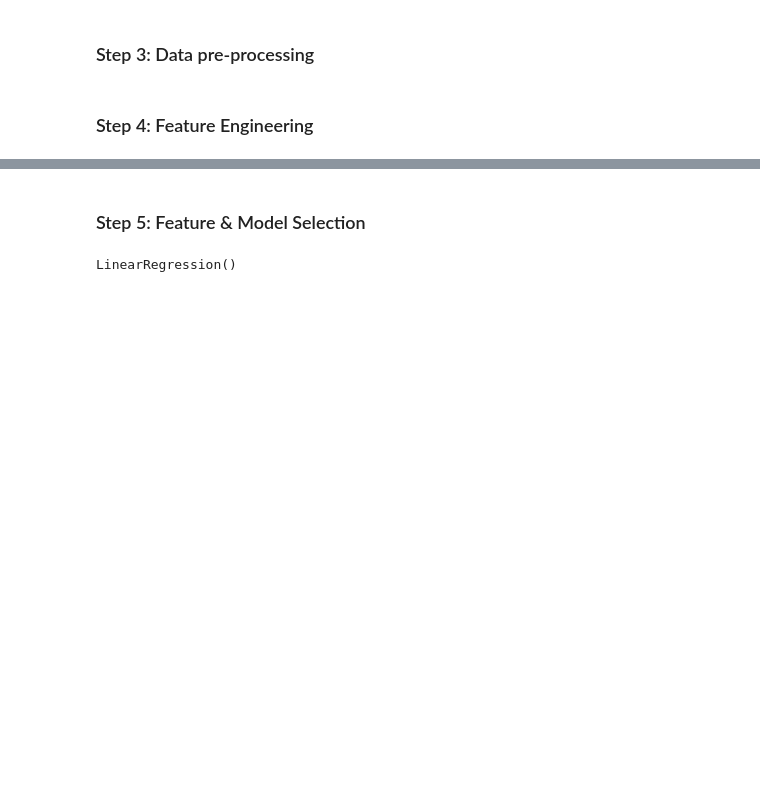
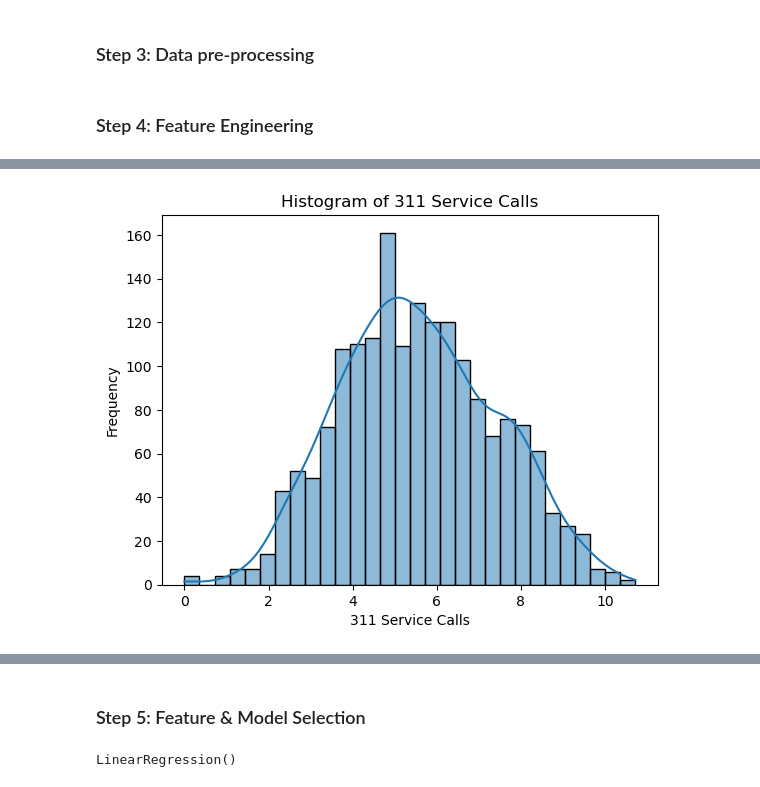
Before and after one commit to mjohnsonsea/dc_rats_311, a Jupyter notebook: DC_Rats_Impact.ipynb, the cells around one changed output, grey strips where cells are left out. Cells and saved outputs as stored; diff of their text form; code cells hidden in the pictures; blank space fills up the shorter version.

```diff
--- a/DC_Rats_Impact.ipynb
+++ b/DC_Rats_Impact.ipynb
@@ -216,4 +233,9 @@ plt.show()
 # %% [markdown]
 ### Step 4: Feature Engineering
 # %%
-# N/A
+# Service Call Transformations
+df_train['SERVICECALLCOUNT_sqrt'] = df_train['SERVICECALLCOUNT'] ** (1/2)
+df_train['SERVICECALLCOUNT_cubert'] = df_train['SERVICECALLCOUNT'] ** (1/3)
+df_train['SERVICECALLCOUNT_log'] = np.log(df_train['SERVICECALLCOUNT'] + 1)
+
+df_train
@@ -219,0 +256,8 @@ plt.show()
+# %%
+sns.histplot(data=df_train, x='SERVICECALLCOUNT_sqrt', bins=30, kde=True)
+plt.xlabel('311 Service Calls')
+plt.ylabel('Frequency')
+plt.title('Histogram of 311 Service Calls')
+plt.show()
+# %% [output]
+[figure, added]
```
Also changed, not shown: parts of 15 cells of this notebook, 1 other file.
